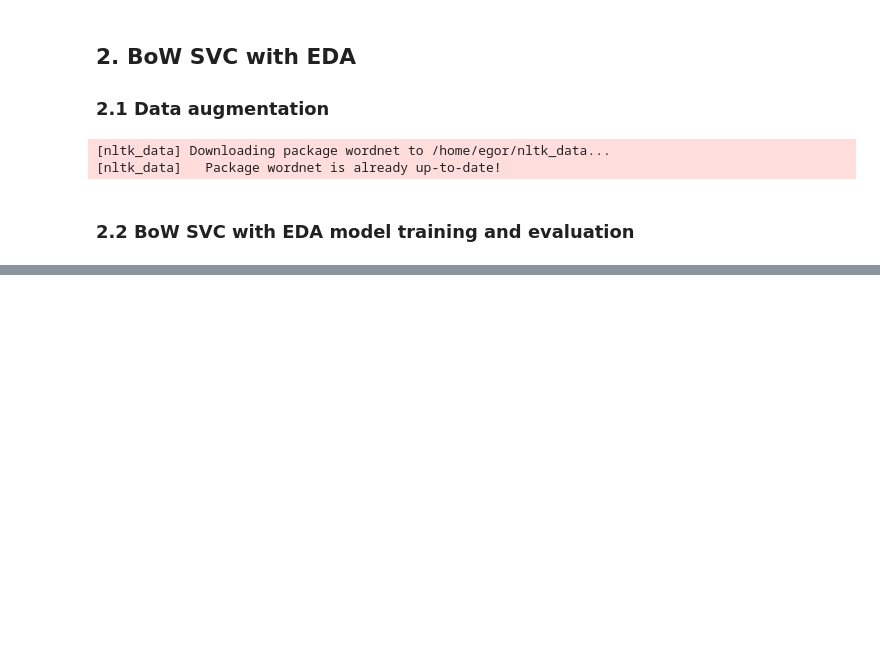
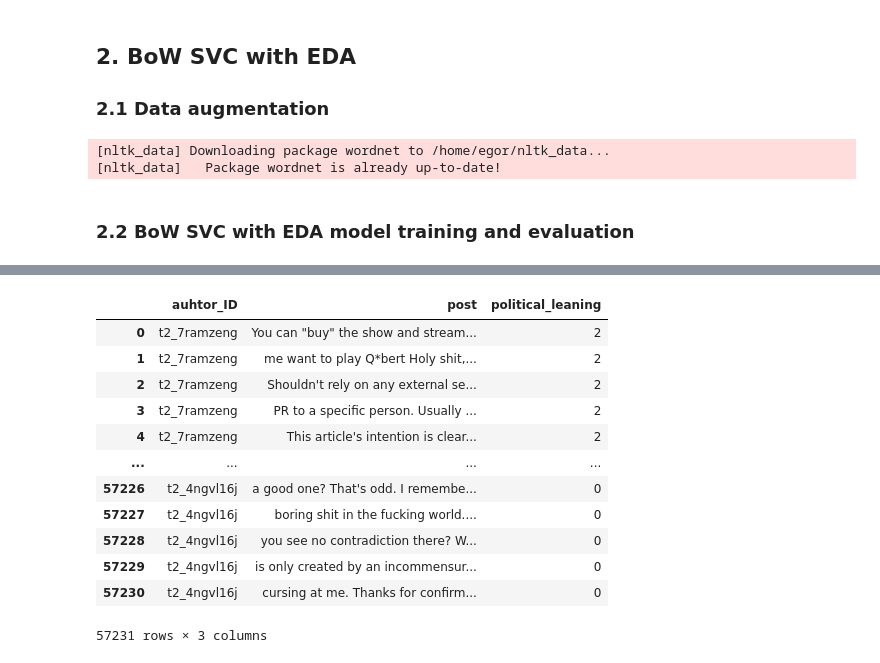
Before and after one commit to EKarasevnl/Language-and-AI, a Jupyter notebook: ModelWithEDA.ipynb, the cells around one changed output, grey strips where cells are left out. Drawn from its saved outputs; the diff is of its cells as text; code cells hidden in the pictures; blank space fills up the shorter version.

```diff
--- a/ModelWithEDA.ipynb
+++ b/ModelWithEDA.ipynb
@@ -203,0 +304,16 @@ weighted avg       0.97      0.96      0.97       400
+# %%
+df_politics
+# %% [output]
+|  | auhtor_ID | post | political_leaning |
+| 0 | t2_7ramzeng | You can "buy" the show and stream... | 2 |
+| 1 | t2_7ramzeng | me want to play Q*bert Holy shit,... | 2 |
+| 2 | t2_7ramzeng | Shouldn't rely on any external se... | 2 |
+| 3 | t2_7ramzeng | PR to a specific person. Usually ... | 2 |
+| 4 | t2_7ramzeng | This article's intention is clear... | 2 |
+| ... | ... | ... | ... |
+| 57226 | t2_4ngvl16j | a good one? That's odd. I remembe... | 0 |
+| 57227 | t2_4ngvl16j | boring shit in the fucking world.... | 0 |
+| 57228 | t2_4ngvl16j | you see no contradiction there? W... | 0 |
+| 57229 | t2_4ngvl16j | is only created by an incommensur... | 0 |
+| 57230 | t2_4ngvl16j | cursing at me. Thanks for confirm... | 0 |
+57231 rows × 3 columns
```
Also changed, not shown: parts of 17 cells of this notebook.
